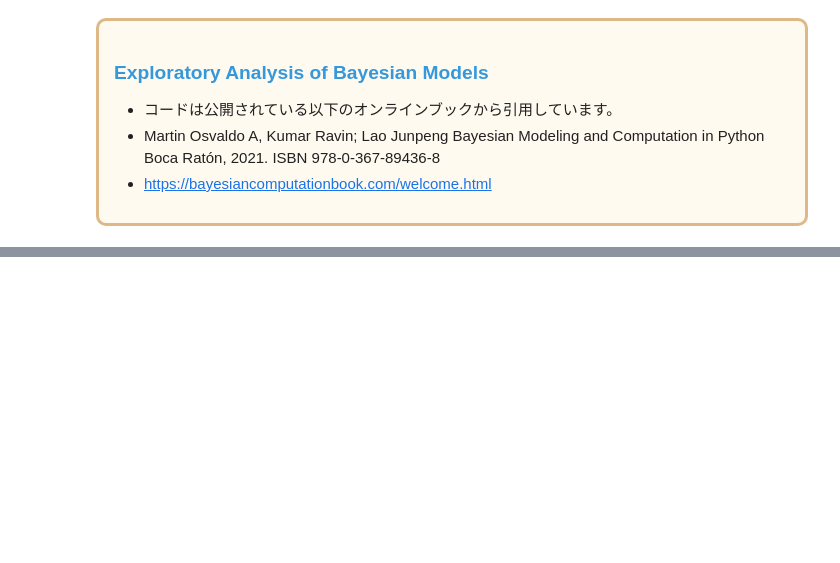
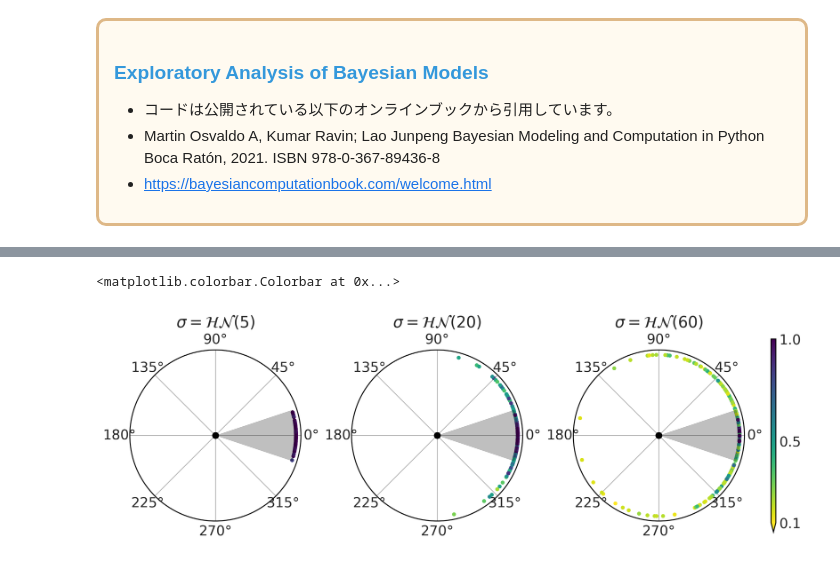
Before and after one commit to styuk/Time-Seriese, a Jupyter notebook: python/exanalysis.ipynb, the cells around one changed output, grey strips where cells are left out. Drawn from its saved outputs; the diff is of its cells as text; code cells hidden in the pictures; blank space fills up the shorter version.

```diff
--- a/python/exanalysis.ipynb
+++ b/python/exanalysis.ipynb
@@ -33,3 +53,21 @@ for sigma in sigmas_rad:
         p_goal = pm.Deterministic("p_goal", 2 * Phi(pm.math.arctan(half_length/ penalty_point)/σ)-1)
         pps = pm.sample_prior_predictive(250)
         ppss.append(pps)
+# %%
+fig, axes = plt.subplots(1, 3, subplot_kw=dict(projection="polar"), figsize=(10, 4))
+
+max_angle = np.arctan(half_length/penalty_point)
+
+for sigma, pps, ax in zip(sigmas_deg, ppss, axes):
+    cutoff = pps.prior["p_goal"] > (0.1)
+    values = pps.prior["α"].where(cutoff)
+    cax = ax.scatter(values, np.ones_like(values), c=pps.prior["p_goal"].where(cutoff),
+                marker=".", cmap="viridis_r", vmin=0.1)
+    ax.fill_between(np.linspace(-max_angle, max_angle, 100), 0, 1.01, alpha=0.25)
+    ax.set_yticks([])
+    ax.set_title(f"$\sigma = \mathcal{{HN}}({sigma})$")
+    ax.plot(0, 0, 'o')
+fig.colorbar(cax, extend="min", ticks=[1, 0.5, 0.1], shrink=0.7, aspect=40)
+# %% [output]
+<matplotlib.colorbar.Colorbar at 0x...>
+[figure, added]
```
Also changed, not shown: parts of 1 cell of this notebook.
